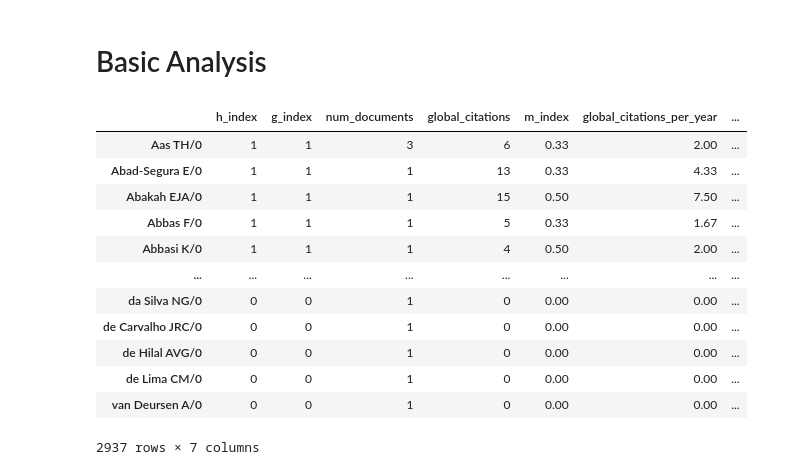
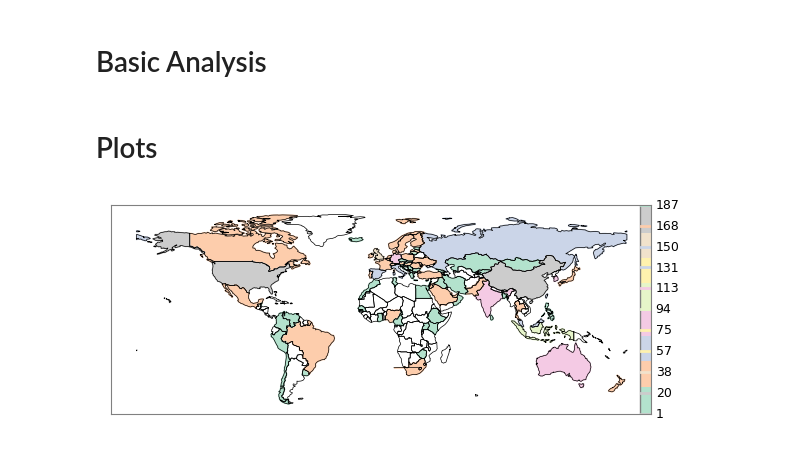
Before and after one commit to jdvelasq/techminer2, a Jupyter notebook: notebooks/debug.ipynb, the cells around one changed output. Saved outputs shown, nothing was run; the diff lists cells and outputs as text; code cells hidden in the pictures.

```diff
--- a/notebooks/debug.ipynb
+++ b/notebooks/debug.ipynb
@@ -48,36 +47,18 @@ from techminer import *
 
 directory = "../data/processed/debug"
 
-
-# bradford_plot(directory)
 # core_authors(directory)
 # core_sources(directory)
 # coverage(directory)
-# most_cited_documents(directory)
-# summary(directory)
-# lotka_plot(directory)
-# worldmap(directory, metric="num_documents")
-# time_report(directory)
-# items_report(directory, column='authors')
-impact_report(directory, column="authors")
+# top_documents(directory)
+# summary(directory)
+
+
+# time_analysis(directory)
+# terms_analysis(directory, column='authors')
+# impact_analysis(directory, column="authors")
 
 
 # terms_per_year_table(dirpath_or_records="../data/processed/debug", column='countries')
-# TermAnalyzer(dirpath_or_records="../data/processed/debug", column='countries', top_by='num_records').table_
-
 
 # BigraphAnalyzer(dirpath_or_records="../data/processed/debug", column='countries', by='countries').table_
-# %% [output]
-|  | h_index | g_index | num_documents | global_citations | m_index | global_citations_per_year | ... |
-| Aas TH/0 | 1 | 1 | 3 | 6 | 0.33 | 2.00 | ... |
-| Abad-Segura E/0 | 1 | 1 | 1 | 13 | 0.33 | 4.33 | ... |
-| Abakah EJA/0 | 1 | 1 | 1 | 15 | 0.50 | 7.50 | ... |
-| Abbas F/0 | 1 | 1 | 1 | 5 | 0.33 | 1.67 | ... |
-| Abbasi K/0 | 1 | 1 | 1 | 4 | 0.50 | 2.00 | ... |
-| ... | ... | ... | ... | ... | ... | ... | ... |
-| da Silva NG/0 | 0 | 0 | 1 | 0 | 0.00 | 0.00 | ... |
-| de Carvalho JRC/0 | 0 | 0 | 1 | 0 | 0.00 | 0.00 | ... |
-| de Hilal AVG/0 | 0 | 0 | 1 | 0 | 0.00 | 0.00 | ... |
-| de Lima CM/0 | 0 | 0 | 1 | 0 | 0.00 | 0.00 | ... |
-| van Deursen A/0 | 0 | 0 | 1 | 0 | 0.00 | 0.00 | ... |
-2937 rows × 7 columns
@@ -104,3 +65,23 @@ impact_report(directory, column="authors")
+# %% [markdown]
+# Plots
+# %%
+import os
+import sys
+
+currentdir = os.getcwd()
+parentdir = os.path.dirname(currentdir)
+sys.path.append(parentdir)
+
+from techminer import *
+
+directory = "../data/processed/debug"
+
+
+# bradford_plot(directory)
+# lotka_plot(directory)
+# worldmap(directory, metric="num_documents")
+# %% [output]
+[figure, added]
 # %%
 import pandas as pd
 
```
Also changed, not shown: parts of 5 cells of this notebook, 46 other files.
